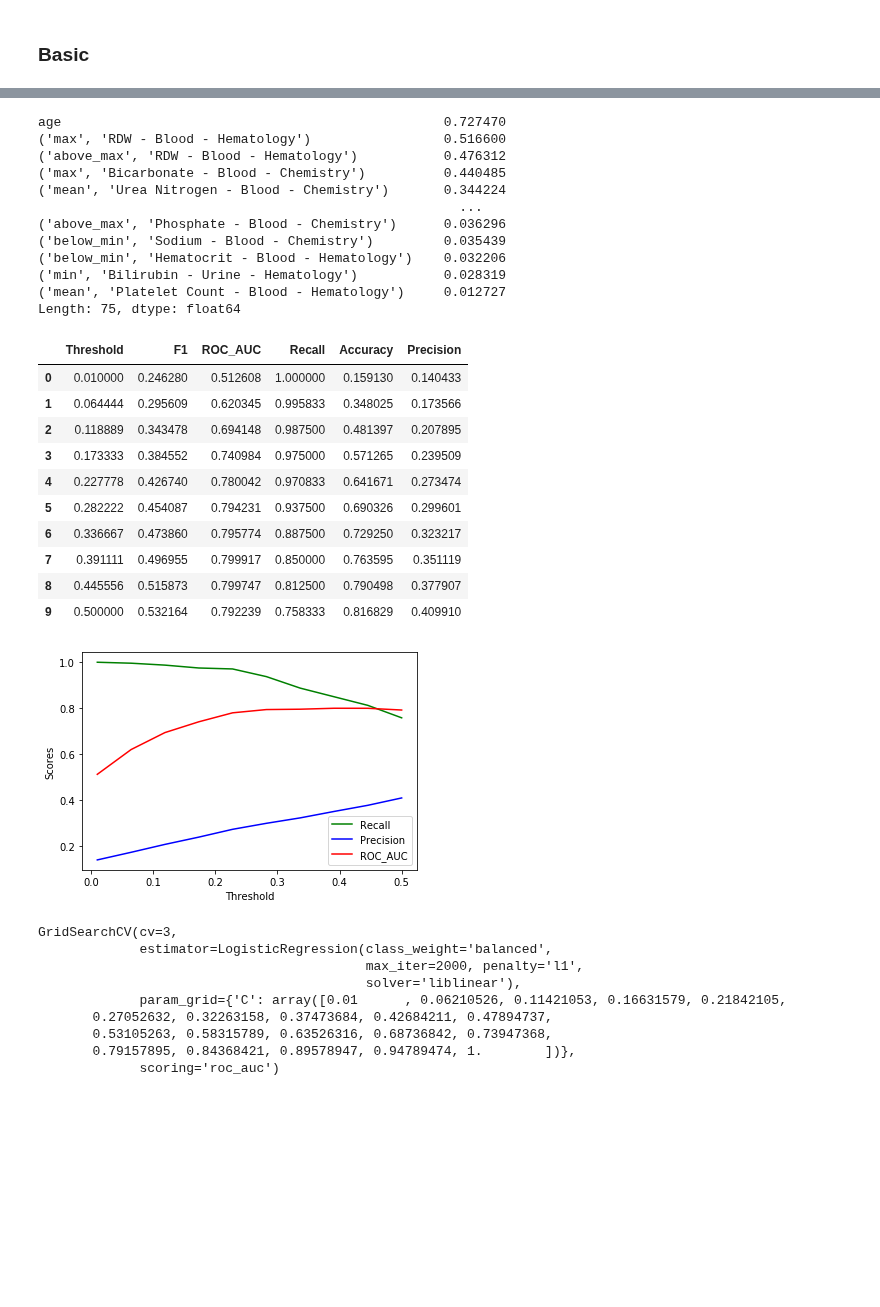
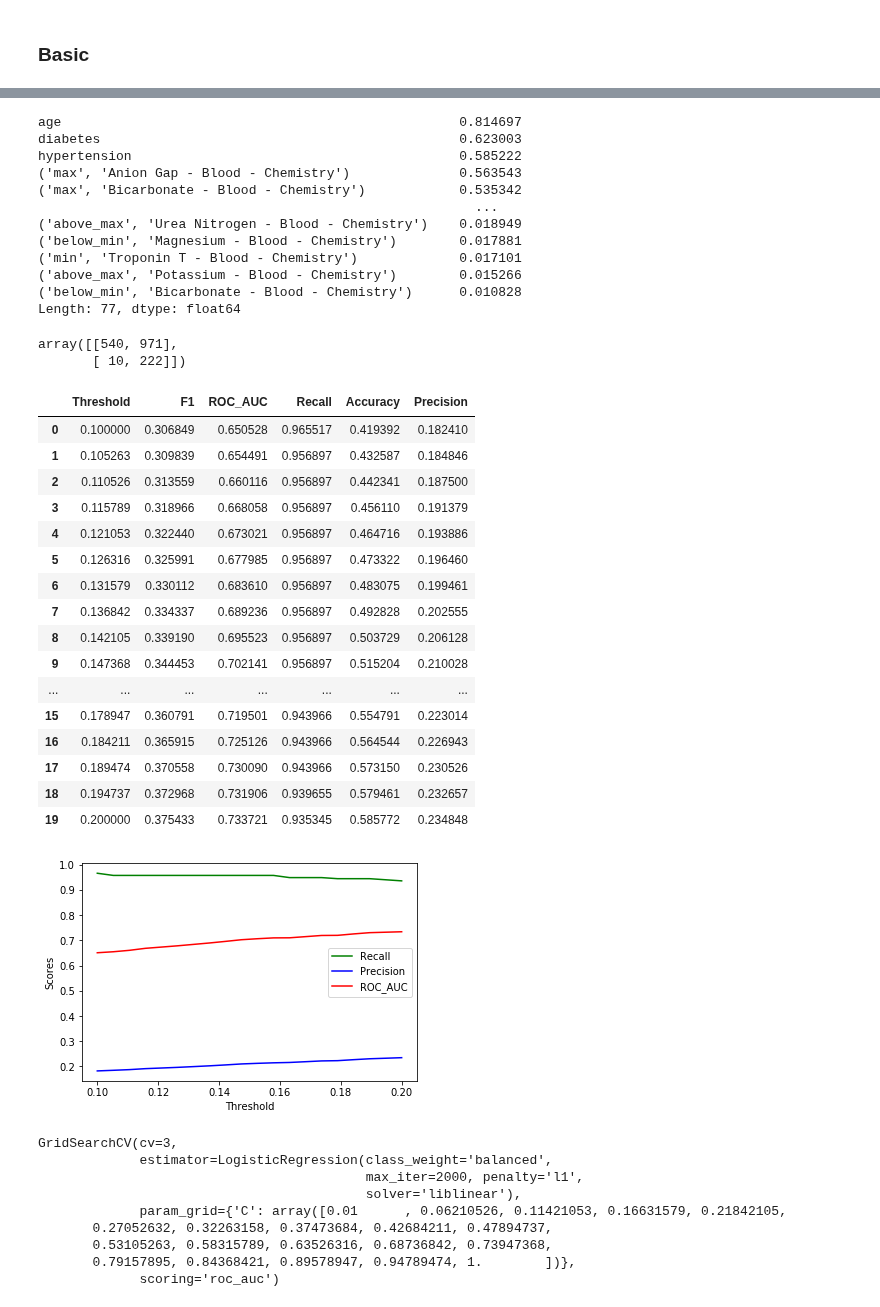
Before and after one commit to brandoncryu/disease_prediction, a Jupyter notebook: modelling/CHF_Modeling_labs+comorbidity_KNN-female.ipynb, the cells around one changed output, grey strips where cells are left out. Drawn from its saved outputs; the diff is of its cells as text; code cells hidden in the pictures; blank space fills up the shorter version.

```diff
--- a/modelling/CHF_Modeling_labs+comorbidity_KNN-female.ipynb
+++ b/modelling/CHF_Modeling_labs+comorbidity_KNN-female.ipynb
@@ -206,6 +187,6 @@ def gather_best_features(model_list):
 params ={'C':np.linspace(1e-2,1,20)}
 logReg = LogisticRegression(penalty = 'l1', max_iter = 2000, class_weight = "balanced", solver = 'liblinear')
 
-grid_log = GridSearchCV(estimator = logReg, param_grid = params, cv = 3, scoring='roc_auc')
-grid_log.fit(X_train, y_train)
+# grid_log = GridSearchCV(estimator = logReg, param_grid = params, cv = 3, scoring='roc_auc')
+# grid_log.fit(X_train, y_train)
 # %% [output]
@@ -296,17 +217,17 @@ grid_log_reduced.fit(X_reduced, y_train)
 # %%
-est_coefs = pd.Series(grid_log_reduced.best_estimator_.coef_[0], index=X_train.iloc[:,selector.support_].columns)
+est_coefs = pd.Series(grid_log_reduced.best_estimator_.coef_[0], index=X_reduced.columns)
 sortedCoefs = np.abs(est_coefs).sort_values(ascending=False)
 sortedCoefs[sortedCoefs>0]
 # %% [output]
-age                                                 0.727470
-('max', 'RDW - Blood - Hematology')                 0.516600
-('above_max', 'RDW - Blood - Hematology')           0.476312
-('max', 'Bicarbonate - Blood - Chemistry')          0.440485
-('mean', 'Urea Nitrogen - Blood - Chemistry')       0.344224
-                                                      ...
-('above_max', 'Phosphate - Blood - Chemistry')      0.036296
-('below_min', 'Sodium - Blood - Chemistry')         0.035439
-('below_min', 'Hematocrit - Blood - Hematology')    0.032206
-('min', 'Bilirubin - Urine - Hematology')           0.028319
-('mean', 'Platelet Count - Blood - Hematology')     0.012727
-Length: 75, dtype: float64
+age                                                   0.814697
+diabetes                                              0.623003
+hypertension                                          0.585222
+('max', 'Anion Gap - Blood - Chemistry')              0.563543
+('max', 'Bicarbonate - Blood - Chemistry')            0.535342
+                                                        ...
+('above_max', 'Urea Nitrogen - Blood - Chemistry')    0.018949
+('below_min', 'Magnesium - Blood - Chemistry')        0.017881
+('min', 'Troponin T - Blood - Chemistry')             0.017101
+('above_max', 'Potassium - Blood - Chemistry')        0.015266
+('below_min', 'Bicarbonate - Blood - Chemistry')      0.010828
+Length: 77, dtype: float64
@@ -315,15 +233,0 @@ X_test_reduced = selector.transform(X_test)
-# %%
-change_threshold(grid_log_reduced, threshold_list,X_test_reduced)
-# %% [output]
-|  | Threshold | F1 | ROC_AUC | Recall | Accuracy | Precision |
-| 0 | 0.010000 | 0.246280 | 0.512608 | 1.000000 | 0.159130 | 0.140433 |
-| 1 | 0.064444 | 0.295609 | 0.620345 | 0.995833 | 0.348025 | 0.173566 |
-| 2 | 0.118889 | 0.343478 | 0.694148 | 0.987500 | 0.481397 | 0.207895 |
-| 3 | 0.173333 | 0.384552 | 0.740984 | 0.975000 | 0.571265 | 0.239509 |
-| 4 | 0.227778 | 0.426740 | 0.780042 | 0.970833 | 0.641671 | 0.273474 |
-| 5 | 0.282222 | 0.454087 | 0.794231 | 0.937500 | 0.690326 | 0.299601 |
-| 6 | 0.336667 | 0.473860 | 0.795774 | 0.887500 | 0.729250 | 0.323217 |
-| 7 | 0.391111 | 0.496955 | 0.799917 | 0.850000 | 0.763595 | 0.351119 |
-| 8 | 0.445556 | 0.515873 | 0.799747 | 0.812500 | 0.790498 | 0.377907 |
-| 9 | 0.500000 | 0.532164 | 0.792239 | 0.758333 | 0.816829 | 0.409910 |
-[figure, removed]
@@ -330,3 +236,31 @@ change_threshold(grid_log_reduced, threshold_list,X_test_reduced)
+# %%
+threshold = 0.108
+confusion_matrix(y_test,np.where(grid_log_reduced.best_estimator_.predict_proba(X_test_reduced)[:,1]>threshold,1,0))
+# %% [output]
+array([[540, 971],
+       [ 10, 222]])
+# %%
+threshold_list = np.linspace(0.1,0.2,20)
+change_threshold(grid_log_reduced, threshold_list,X_test_reduced)
+# %% [output]
+|  | Threshold | F1 | ROC_AUC | Recall | Accuracy | Precision |
+| 0 | 0.100000 | 0.306849 | 0.650528 | 0.965517 | 0.419392 | 0.182410 |
+| 1 | 0.105263 | 0.309839 | 0.654491 | 0.956897 | 0.432587 | 0.184846 |
+| 2 | 0.110526 | 0.313559 | 0.660116 | 0.956897 | 0.442341 | 0.187500 |
+| 3 | 0.115789 | 0.318966 | 0.668058 | 0.956897 | 0.456110 | 0.191379 |
+| 4 | 0.121053 | 0.322440 | 0.673021 | 0.956897 | 0.464716 | 0.193886 |
+| 5 | 0.126316 | 0.325991 | 0.677985 | 0.956897 | 0.473322 | 0.196460 |
+| 6 | 0.131579 | 0.330112 | 0.683610 | 0.956897 | 0.483075 | 0.199461 |
+| 7 | 0.136842 | 0.334337 | 0.689236 | 0.956897 | 0.492828 | 0.202555 |
+| 8 | 0.142105 | 0.339190 | 0.695523 | 0.956897 | 0.503729 | 0.206128 |
+| 9 | 0.147368 | 0.344453 | 0.702141 | 0.956897 | 0.515204 | 0.210028 |
+| ... | ... | ... | ... | ... | ... | ... |
+| 15 | 0.178947 | 0.360791 | 0.719501 | 0.943966 | 0.554791 | 0.223014 |
+| 16 | 0.184211 | 0.365915 | 0.725126 | 0.943966 | 0.564544 | 0.226943 |
+| 17 | 0.189474 | 0.370558 | 0.730090 | 0.943966 | 0.573150 | 0.230526 |
+| 18 | 0.194737 | 0.372968 | 0.731906 | 0.939655 | 0.579461 | 0.232657 |
+| 19 | 0.200000 | 0.375433 | 0.733721 | 0.935345 | 0.585772 | 0.234848 |
+[figure, added]
 # %%
 # (2nd round of feature reduction) Remove features with coef 0 and run lasso logistic regression again
 X_train_reduced_2 = X_train.loc[:,sortedCoefs[sortedCoefs>0].index]
```
Also changed, not shown: parts of 68 cells of this notebook, 6 other files.
